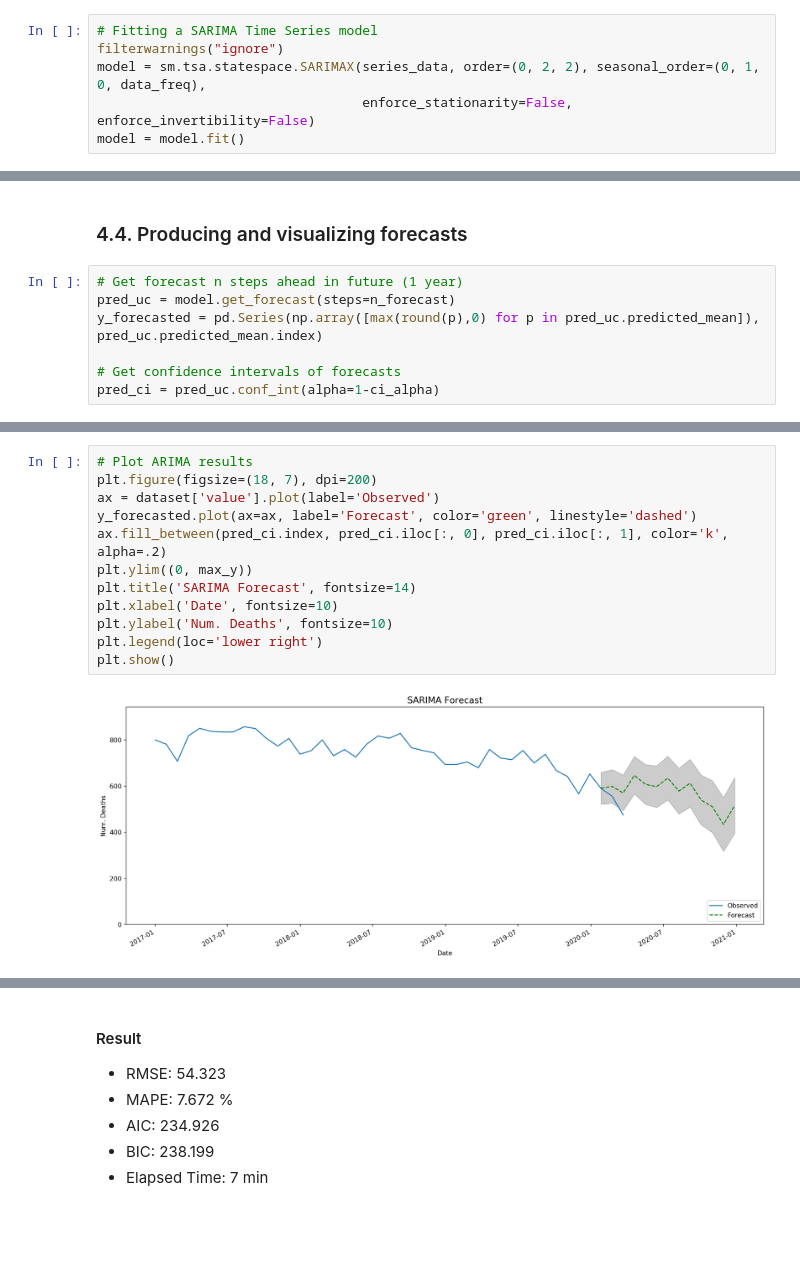
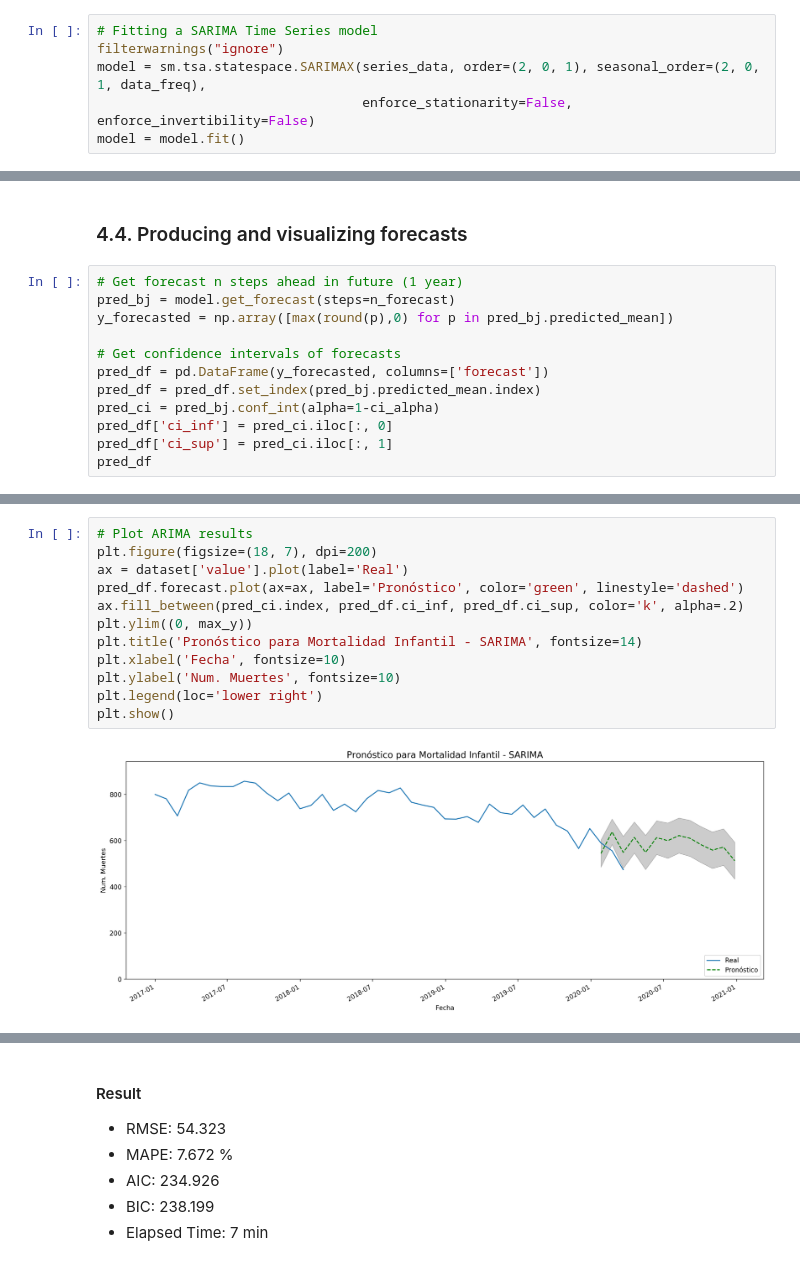
Before and after one commit to ansegura7/covid19-col-disease-impact, a Jupyter notebook: predictive-analytics/2-infant-mortality/code/im_ts_analysis.ipynb, the cells around one changed output, grey strips where cells are left out. Saved outputs shown, nothing was run; the diff lists cells and outputs as text; blank space fills up the shorter version.

```diff
--- a/predictive-analytics/2-infant-mortality/code/im_ts_analysis.ipynb
+++ b/predictive-analytics/2-infant-mortality/code/im_ts_analysis.ipynb
@@ -556,7 +556,7 @@ if run_fit:
 # %%
 # Fitting a SARIMA Time Series model
 filterwarnings("ignore")
-model = sm.tsa.statespace.SARIMAX(series_data, order=(0, 2, 2), seasonal_order=(0, 1, 0, data_freq),
+model = sm.tsa.statespace.SARIMAX(series_data, order=(2, 0, 1), seasonal_order=(2, 0, 1, data_freq),
                                   enforce_stationarity=False, enforce_invertibility=False)
 model = model.fit()
 # %%
@@ -688,8 +696,13 @@ The MAPE of our forecasts is: 7.672 %
 ### 4.4. Producing and visualizing forecasts
 # %%
 # Get forecast n steps ahead in future (1 year)
-pred_uc = model.get_forecast(steps=n_forecast)
-y_forecasted = pd.Series(np.array([max(round(p),0) for p in pred_uc.predicted_mean]), pred_uc.predicted_mean.index)
+pred_bj = model.get_forecast(steps=n_forecast)
+y_forecasted = np.array([max(round(p),0) for p in pred_bj.predicted_mean])
 
 # Get confidence intervals of forecasts
-pred_ci = pred_uc.conf_int(alpha=1-ci_alpha)
+pred_df = pd.DataFrame(y_forecasted, columns=['forecast'])
+pred_df = pred_df.set_index(pred_bj.predicted_mean.index)
+pred_ci = pred_bj.conf_int(alpha=1-ci_alpha)
+pred_df['ci_inf'] = pred_ci.iloc[:, 0]
+pred_df['ci_sup'] = pred_ci.iloc[:, 1]
+pred_df
@@ -696,17 +724,17 @@ pred_ci = pred_uc.conf_int(alpha=1-ci_alpha)
 # %%
 # Plot ARIMA results
 plt.figure(figsize=(18, 7), dpi=200)
-ax = dataset['value'].plot(label='Observed')
-y_forecasted.plot(ax=ax, label='Forecast', color='green', linestyle='dashed')
-ax.fill_between(pred_ci.index, pred_ci.iloc[:, 0], pred_ci.iloc[:, 1], color='k', alpha=.2)
+ax = dataset['value'].plot(label='Real')
+pred_df.forecast.plot(ax=ax, label='Pronóstico', color='green', linestyle='dashed')
+ax.fill_between(pred_ci.index, pred_df.ci_inf, pred_df.ci_sup, color='k', alpha=.2)
 plt.ylim((0, max_y))
-plt.title('SARIMA Forecast', fontsize=14)
-plt.xlabel('Date', fontsize=10)
-plt.ylabel('Num. Deaths', fontsize=10)
+plt.title('Pronóstico para Mortalidad Infantil - SARIMA', fontsize=14)
+plt.xlabel('Fecha', fontsize=10)
+plt.ylabel('Num. Muertes', fontsize=10)
 plt.legend(loc='lower right')
 plt.show()
 # %% [output]
-[figure, old version]
+[figure, new version]
 # %%
 # Plot ARIMA residual errors
 residuals = pd.DataFrame(model.resid)
```
Also changed, not shown: parts of 15 cells of this notebook, 7 other files.
